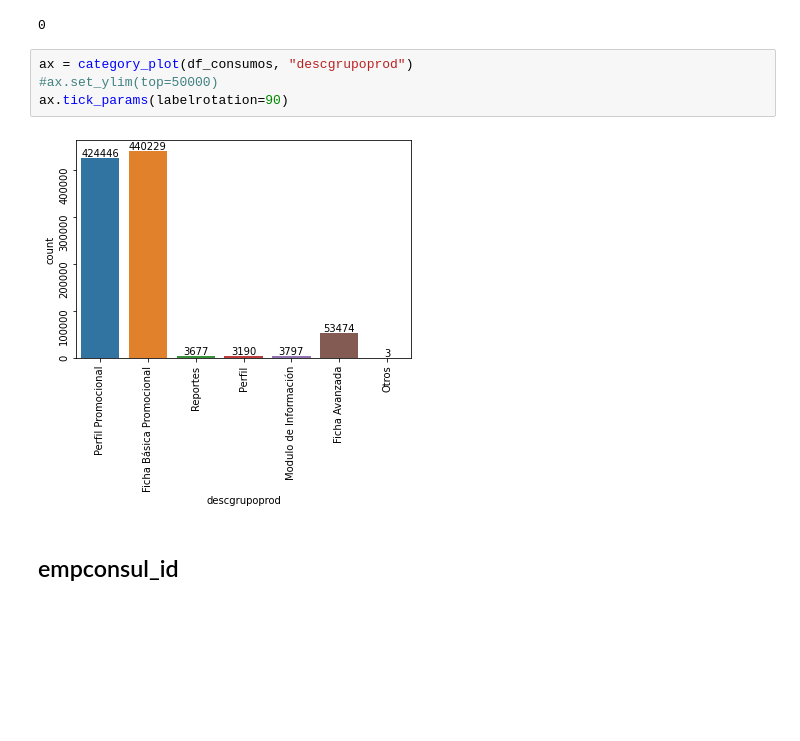
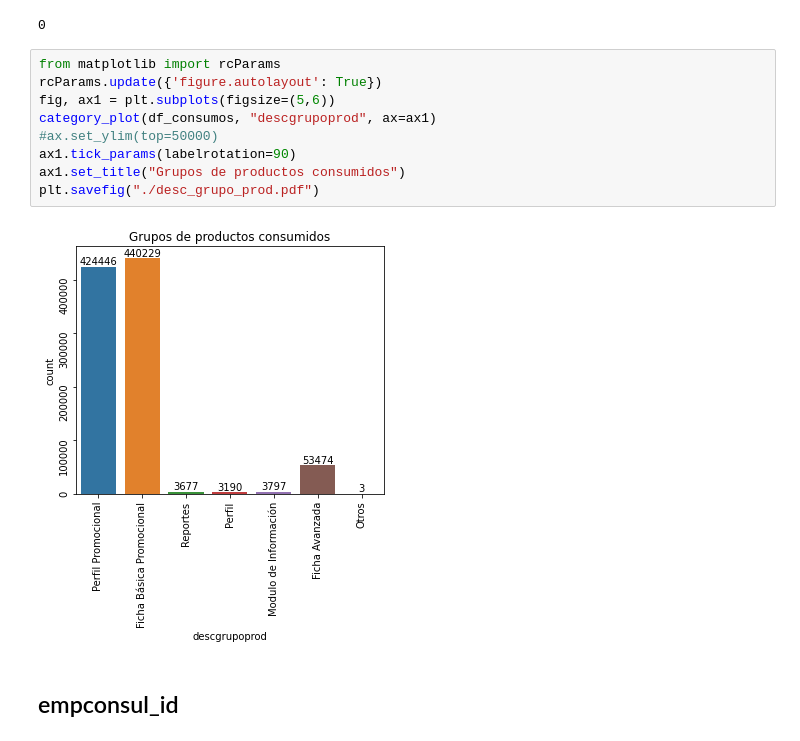
Before and after one commit to boschmateo/prediccion_ecommerce, a Jupyter notebook: 01 - Exploratory analysis.ipynb, the cells around one changed output. Drawn from its saved outputs; the diff is of its cells as text; blank space fills up the shorter version.

```diff
--- a/01 - Exploratory analysis.ipynb
+++ b/01 - Exploratory analysis.ipynb
@@ -1016,12 +1015,17 @@ category_plot(df_consumos, "workday_consumo", ax=ax2)
 df_consumos["descgrupoprod"].isna().sum()
 # %% [output]
 0
-# %%
-ax = category_plot(df_consumos, "descgrupoprod")
-#ax.set_ylim(top=50000)
-ax.tick_params(labelrotation=90)
-# %% [output]
-[figure, removed]
+# %%
+from matplotlib import rcParams
+rcParams.update({'figure.autolayout': True})
+fig, ax1 = plt.subplots(figsize=(5,6))
+category_plot(df_consumos, "descgrupoprod", ax=ax1)
+#ax.set_ylim(top=50000)
+ax1.tick_params(labelrotation=90)
+ax1.set_title("Grupos de productos consumidos")
+plt.savefig("./desc_grupo_prod.pdf")
+# %% [output]
+[figure, added]
 # %% [markdown]
 ## empconsul_id
 # %%
```
Also changed, not shown: parts of 7 cells of this notebook, 2 other files.
